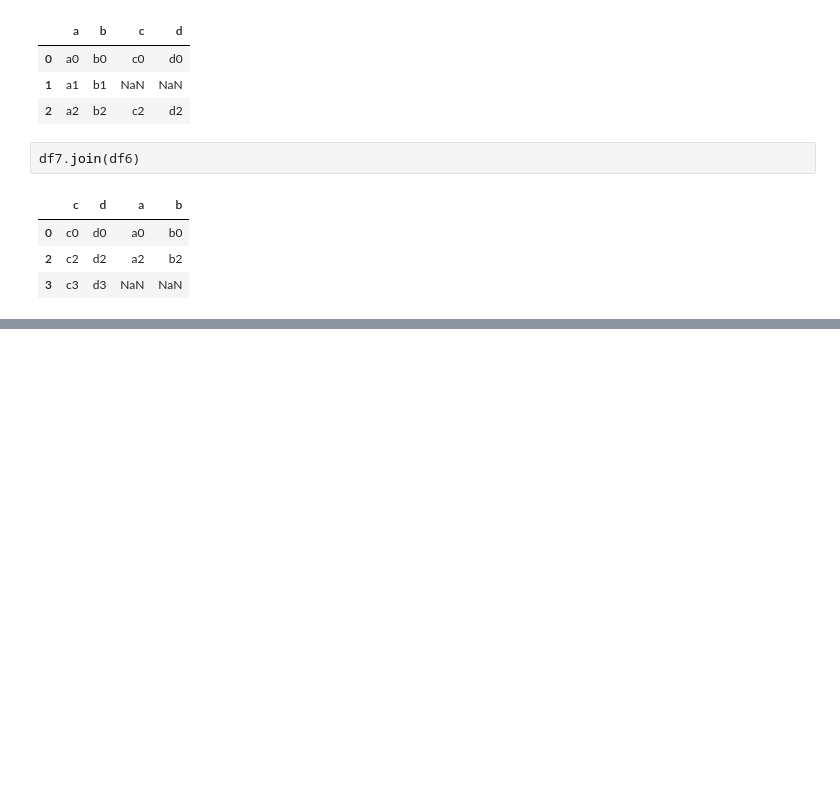
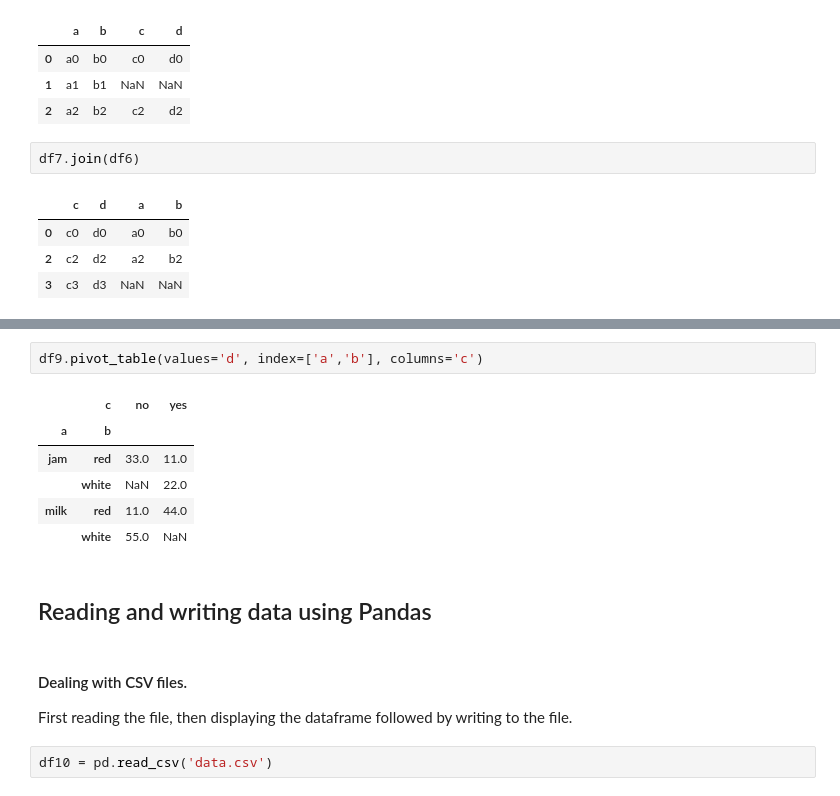
Before and after one commit to jayashree8/Machine_learning_EDA, a Jupyter notebook: Guide/Pandas/Pandas.ipynb, the cells around one changed output, grey strips where cells are left out. Cells and saved outputs as stored; diff of their text form; blank space fills up the shorter version.

```diff
--- a/Guide/Pandas/Pandas.ipynb
+++ b/Guide/Pandas/Pandas.ipynb
@@ -714,0 +830,16 @@ df7.join(df6)
+# %%
+df9.pivot_table(values='d', index=['a','b'], columns='c')
+# %% [output]
+|  | c | no | yes |
+| a | b |  |  |
+| jam | red | 33.0 | 11.0 |
+|  | white | NaN | 22.0 |
+| milk | red | 11.0 | 44.0 |
+|  | white | 55.0 | NaN |
+# %% [markdown]
+## Reading and writing data using Pandas
+# %% [markdown]
+#### Dealing with CSV files.
+First reading the file, then displaying the dataframe followed by writing to the file.
+# %%
+df10 = pd.read_csv('data.csv')
```
Also changed, not shown: parts of 43 cells of this notebook, 4 other files.
